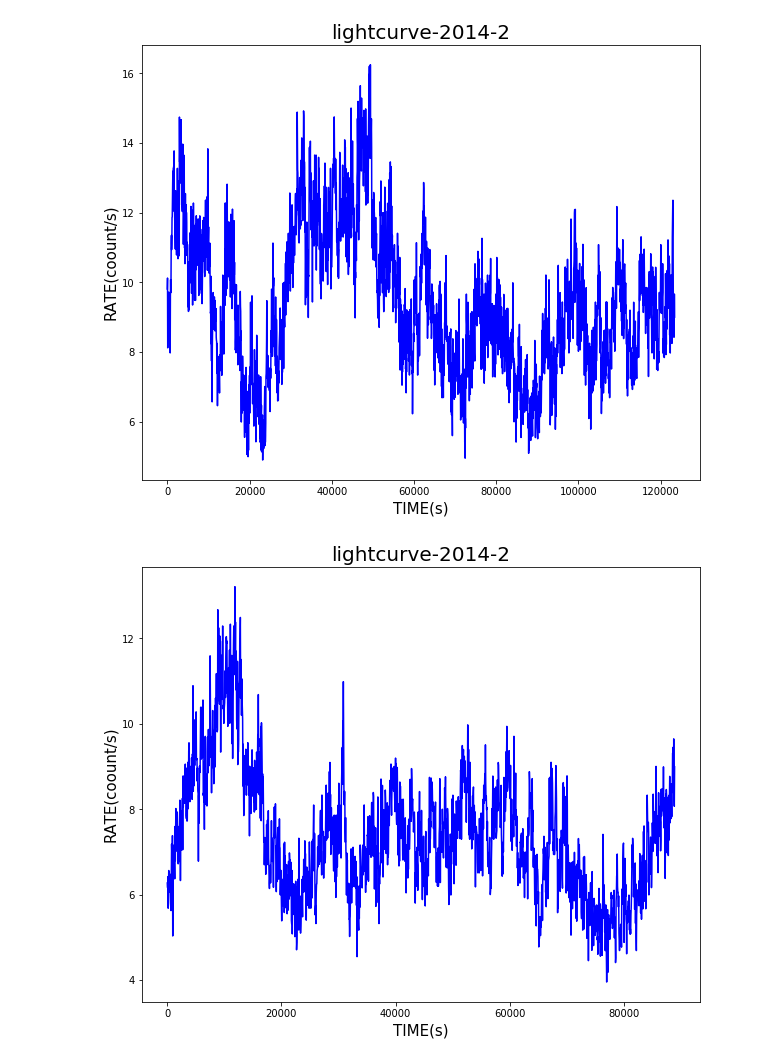
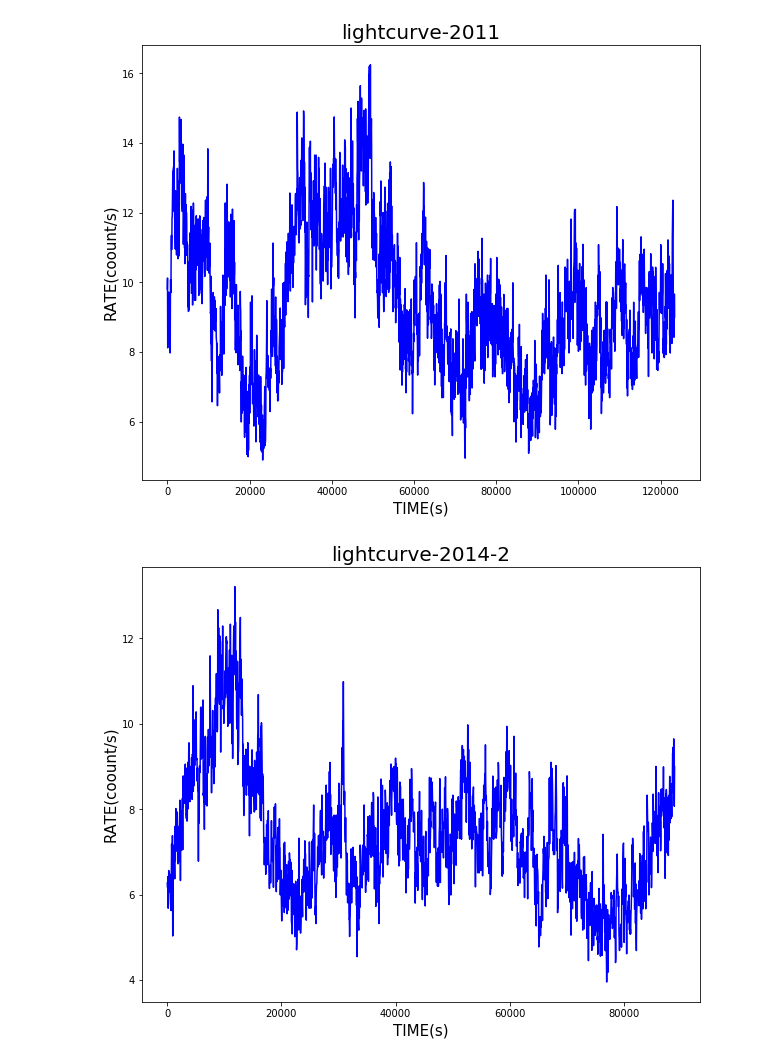
Before and after one commit to Ylllllax/Graduation-thesis-work-2019, a Jupyter notebook: PG1244+026/Light curve PG1244+026.ipynb, the cells around one changed output. Cells and saved outputs as stored; diff of their text form; code cells hidden in the pictures.

```diff
--- a/PG1244+026/Light curve PG1244+026.ipynb
+++ b/PG1244+026/Light curve PG1244+026.ipynb
@@ -5,20 +5,20 @@ import pandas as pd
 # %%
 data = pd.read_csv("PG_11_rate_0310_tb50.csv")
 
 dt=50
 counts = data['RATE']
 N=len(counts)
 pnum = np.arange(len(counts))
 t = [i*dt for i in pnum]
 
 plt.figure(figsize=(10,8))
 plt.plot(t,counts,'b')
 plt.xlabel("TIME(s)",fontsize=15)
 plt.ylabel("RATE(coount/s)",fontsize=15)
-plt.title("lightcurve-2014-2",fontsize=20)
+plt.title("lightcurve-2011",fontsize=20)
 plt.show()
 # %% [output]
-[figure, old version]
+[figure, new version]
 # %%
 data = pd.read_csv("PG_142_rate_0310_tb50_sel.csv")
 
```
